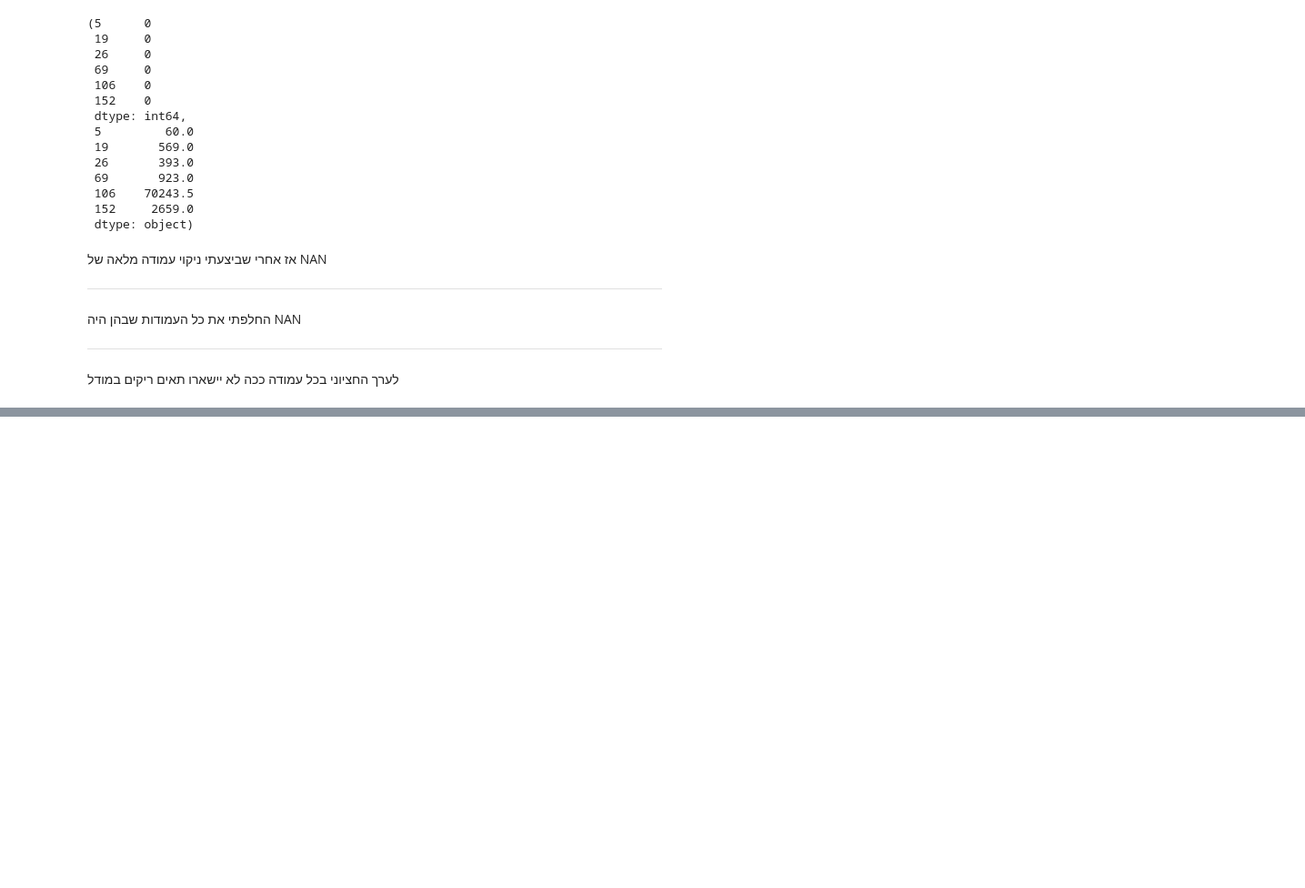
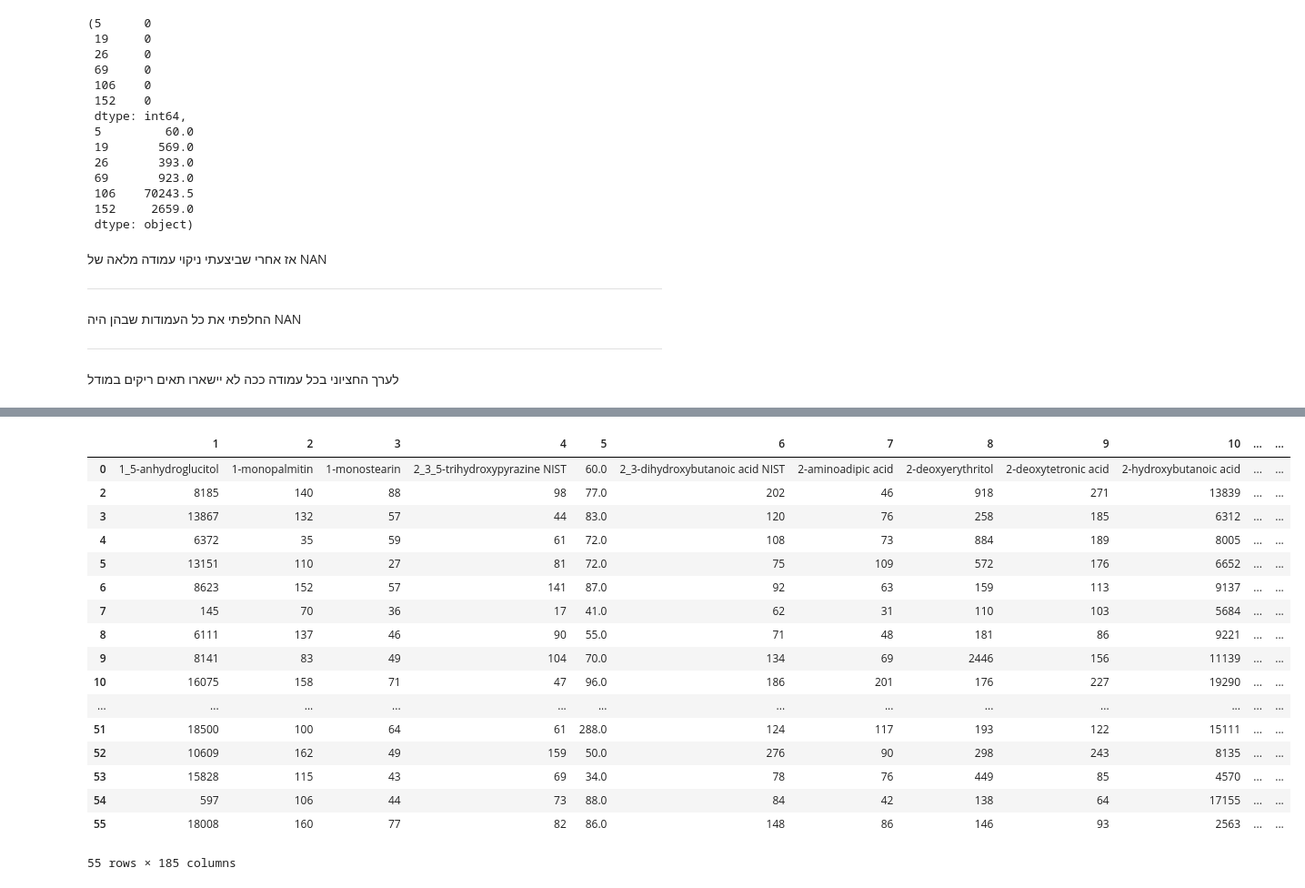
Before and after one commit to Tairsal/Lung-Cnacer-BLOOD-BIOMARKS-ML-, a Jupyter notebook: LUNG_CANCER_BLOOD_BIOMARKS.ipynb, the cells around one changed output, grey strips where cells are left out. Shown at 91% size. Drawn from its saved outputs; the diff is of its cells as text; code cells hidden in the pictures; blank space fills up the shorter version.

```diff
--- a/LUNG_CANCER_BLOOD_BIOMARKS.ipynb
+++ b/LUNG_CANCER_BLOOD_BIOMARKS.ipynb
@@ -229,0 +270,3 @@ data1.iloc[:, idxs].isna().sum().sort_values(ascending=False), medians
+# %%
+col0 = data1.columns[0]
+col0
@@ -229,0 +275,7 @@ data1.iloc[:, idxs].isna().sum().sort_values(ascending=False), medians
+# %%
+data1["ORGAN"] = data1[col0].astype(str).str.extract(r"Organ\s*:\s*([^|]+)")[0].str.strip()
+data1["CANCER STATUS"] = data1[col0].astype(str).str.extract(r"Cancer status\s*:\s*([^|]+)")[0].str.strip()
+data1["SMOKER"] = data1[col0].astype(str).str.extract(r"Smoker\s*:\s*([^|]+)")[0].str.strip()
+data1["GENDER"] = data1[col0].astype(str).str.extract(r"Gender\s*:\s*([^|]+)")[0].str.strip()
+# %%
+data1.drop(columns=[col0], inplace=True)
@@ -229,0 +329,12 @@ data1.iloc[:, idxs].isna().sum().sort_values(ascending=False), medians
+# %%
+na_like = {"na", "n/a", "nan", "null", "none", ""}
+
+part = data1.iloc[2:].copy()
+
+mask = part.isna() | part.astype(str).apply(lambda s: s.str.strip().str.lower().isin(na_like))
+
+part_clean = part.loc[~mask.any(axis=1)]
+
+data1 = pd.concat([data1.iloc[:2], part_clean], ignore_index=False)
+
+data1.shape
@@ -229,0 +361,21 @@ data1.iloc[:, idxs].isna().sum().sort_values(ascending=False), medians
+# %%
+data1.head(55)
+# %% [output]
+|  | 1 | 2 | 3 | 4 | 5 | 6 | 7 | 8 | 9 | 10 | ... | ... |
+| 0 | 1_5-anhydroglucitol | 1-monopalmitin | 1-monostearin | 2_3_5-trihydroxypyrazine NIST | 60.0 | 2_3-dihydroxybutanoic acid NIST | 2-aminoadipic acid | 2-deoxyerythritol | 2-deoxytetronic acid | 2-hydroxybutanoic acid | ... | ... |
+| 2 | 8185 | 140 | 88 | 98 | 77.0 | 202 | 46 | 918 | 271 | 13839 | ... | ... |
+| 3 | 13867 | 132 | 57 | 44 | 83.0 | 120 | 76 | 258 | 185 | 6312 | ... | ... |
+| 4 | 6372 | 35 | 59 | 61 | 72.0 | 108 | 73 | 884 | 189 | 8005 | ... | ... |
+| 5 | 13151 | 110 | 27 | 81 | 72.0 | 75 | 109 | 572 | 176 | 6652 | ... | ... |
+| 6 | 8623 | 152 | 57 | 141 | 87.0 | 92 | 63 | 159 | 113 | 9137 | ... | ... |
+| 7 | 145 | 70 | 36 | 17 | 41.0 | 62 | 31 | 110 | 103 | 5684 | ... | ... |
+| 8 | 6111 | 137 | 46 | 90 | 55.0 | 71 | 48 | 181 | 86 | 9221 | ... | ... |
+| 9 | 8141 | 83 | 49 | 104 | 70.0 | 134 | 69 | 2446 | 156 | 11139 | ... | ... |
+| 10 | 16075 | 158 | 71 | 47 | 96.0 | 186 | 201 | 176 | 227 | 19290 | ... | ... |
+| ... | ... | ... | ... | ... | ... | ... | ... | ... | ... | ... | ... | ... |
+| 51 | 18500 | 100 | 64 | 61 | 288.0 | 124 | 117 | 193 | 122 | 15111 | ... | ... |
+| 52 | 10609 | 162 | 49 | 159 | 50.0 | 276 | 90 | 298 | 243 | 8135 | ... | ... |
+| 53 | 15828 | 115 | 43 | 69 | 34.0 | 78 | 76 | 449 | 85 | 4570 | ... | ... |
+| 54 | 597 | 106 | 44 | 73 | 88.0 | 84 | 42 | 138 | 64 | 17155 | ... | ... |
+| 55 | 18008 | 160 | 77 | 82 | 86.0 | 148 | 86 | 146 | 93 | 2563 | ... | ... |
+55 rows × 185 columns
```
Also changed, not shown: parts of 20 cells of this notebook.
